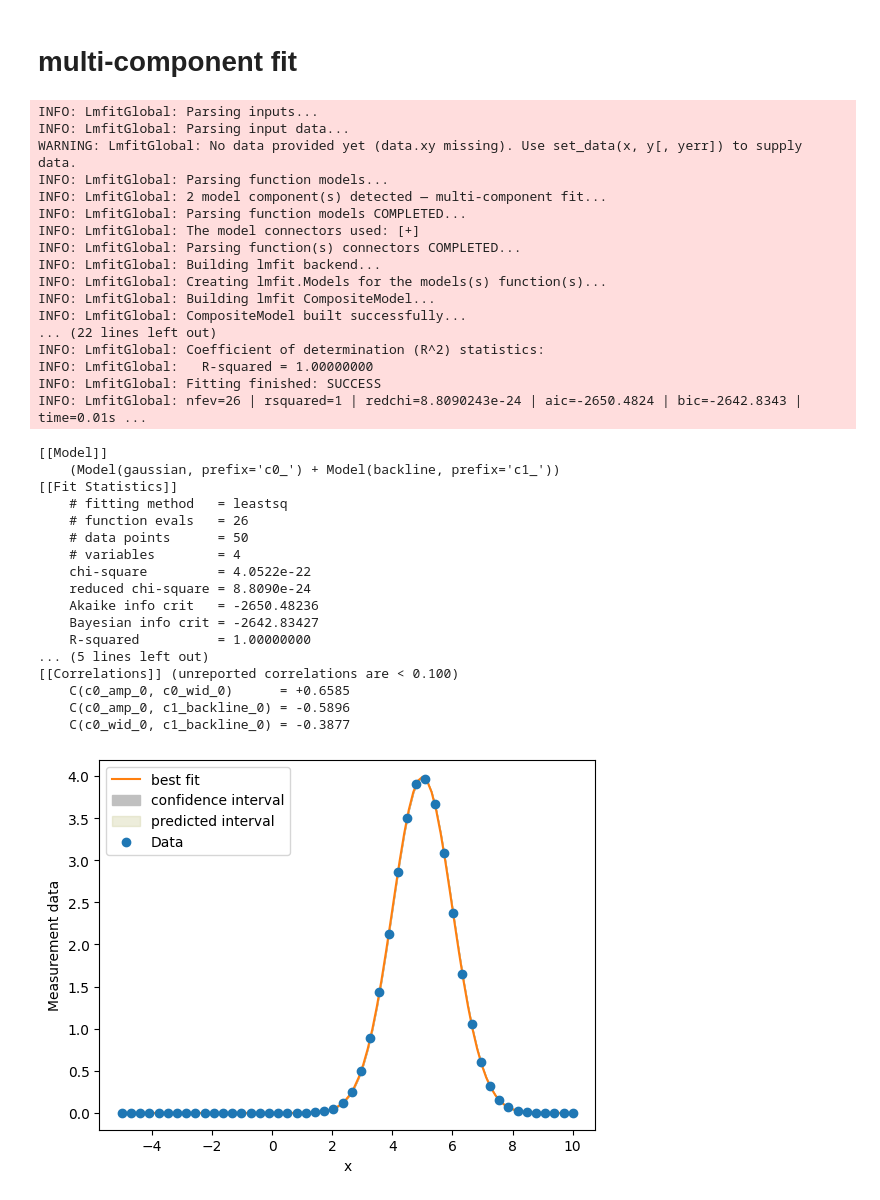
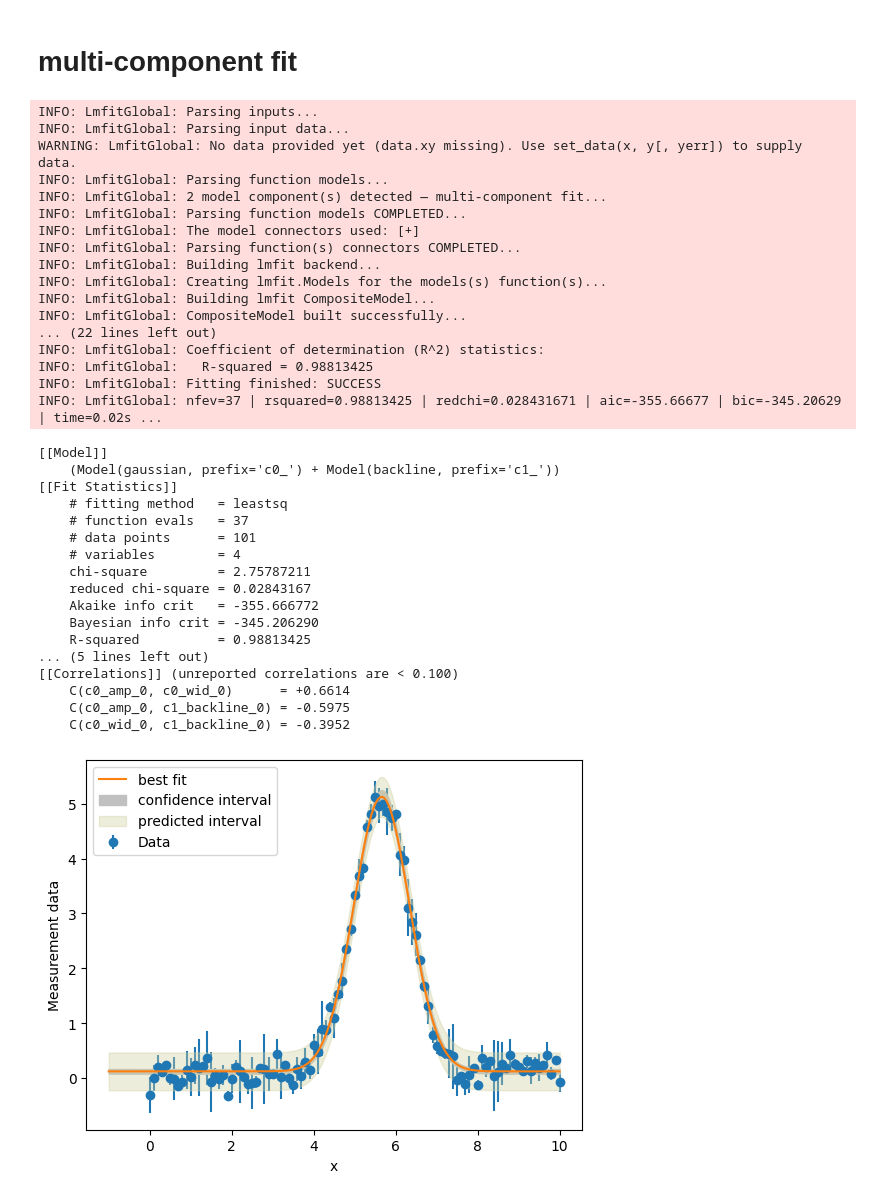
Before and after one commit to jazmaryphy/lmfit_global, a Jupyter notebook: examples/lgfit_model_gaussian.ipynb, the cells around one changed output. Saved outputs shown, nothing was run; the diff lists cells and outputs as text; code cells hidden in the pictures.

Commit message:
using previous data

```diff
--- a/examples/lgfit_model_gaussian.ipynb
+++ b/examples/lgfit_model_gaussian.ipynb
@@ -278,16 +278,9 @@ def backline(x, backline=0.0):
     return np.full_like(x, backline)
 
 
-# Artificial data
-N = 50
-x = np.linspace(-5, 10, N)
-truepars = [10.0, 5.0, 1.0, 0.0]
-rms_data = 0.8
-rms_err = 0.2
-
-y = gaussian(x, 10.0, 5.0, 1.0) + backline(x, backline=0)
-err = np.random.normal(0.2, rms_err, N)
-err = np.random.lognormal(mean=np.log(0.2), sigma=rms_err, size=N)
+y2 = y + backline(x, backline=0.02)
+N = len(x)
+err = np.abs(np.random.normal(0.2, 0.2, N))
 
 #err = err*0 + 1
 
@@ -300,7 +293,7 @@ items = {
             {
                 "func_name": gaussian,
                 "init_params": {
-                    "amp": dict(value=9.0, min=0),
+                    "amp": dict(value=5.0, min=0),
                     "cen": dict(value=4.5),
                     "wid": dict(value=0.8, min=0),
                 },
@@ -317,7 +310,7 @@ items = {
 }
 
 lg = LmfitGlobal(items, log_level='info')
-lg.set_data(x, y)
+lg.set_data(x, y2)
 lg.theory_expr # or lg.pretty_expr
 
 lg.fit(verbose=True)  #
@@ -330,7 +323,7 @@ dely = lg.dely
 dely_comps = lg.dely_comps
 
 # make finely spaced grid of duration values, extending past data range
-xfine = np.linspace(-5, 10, N*2)
+xfine = np.linspace(-1, 10, N*2)
 yfine = lg.eval(x=xfine)
 
 # now calculate uncertainty interval and predicted interval for sigma=2, 95% level
@@ -338,9 +331,8 @@ efine = lg.eval_uncertainty(x=xfine, sigma=2)
 pfine = lg.dely_predicted
 
 
-# plt.errorbar(x, y, yerr=err, fmt='o', label='Data')
-plt.errorbar(x, y, yerr=None, fmt='o', label='Data')
-plt.plot(xfine, yfine, '-', label='best fit')
+plt.errorbar(x, y, yerr=err, fmt='o', zorder=1, label='Data')
+plt.plot(xfine, yfine, '-', zorder=2, label='best fit')
 for i in range(lg.ny):
     plt.fill_between(
         xfine, yfine[:, i]-efine[:, i], yfine[:, i]+efine[:, i], color="#c0c0c0", label=r'confidence interval'
@@ -350,43 +342,43 @@ for i in range(lg.ny):
         )
 
 
 plt.xlabel('x')
 plt.ylabel('Measurement data')
 plt.legend()
 plt.show()
 # %% [output]
 INFO: LmfitGlobal: Parsing inputs...
 INFO: LmfitGlobal: Parsing input data...
 WARNING: LmfitGlobal: No data provided yet (data.xy missing). Use set_data(x, y[, yerr]) to supply data.
 INFO: LmfitGlobal: Parsing function models...
 INFO: LmfitGlobal: 2 model component(s) detected — multi-component fit...
 INFO: LmfitGlobal: Parsing function models COMPLETED...
 INFO: LmfitGlobal: The model connectors used: [+]
 INFO: LmfitGlobal: Parsing function(s) connectors COMPLETED...
 INFO: LmfitGlobal: Building lmfit backend...
 INFO: LmfitGlobal: Creating lmfit.Models for the models(s) function(s)...
 INFO: LmfitGlobal: Building lmfit CompositeModel...
 INFO: LmfitGlobal: CompositeModel built successfully...
 ... (22 lines left out)
 INFO: LmfitGlobal: Coefficient of determination (R^2) statistics:
-INFO: LmfitGlobal:   R-squared = 1.00000000
+INFO: LmfitGlobal:   R-squared = 0.98813425
 INFO: LmfitGlobal: Fitting finished: SUCCESS
-INFO: LmfitGlobal: nfev=26 | rsquared=1 | redchi=8.8090243e-24 | aic=-2650.4824 | bic=-2642.8343 | time=0.01s ...
+INFO: LmfitGlobal: nfev=37 | rsquared=0.98813425 | redchi=0.028431671 | aic=-355.66677 | bic=-345.20629 | time=0.02s ...
 [[Model]]
     (Model(gaussian, prefix='c0_') + Model(backline, prefix='c1_'))
 [[Fit Statistics]]
     # fitting method   = leastsq
-    # function evals   = 26
-    # data points      = 50
+    # function evals   = 37
+    # data points      = 101
     # variables        = 4
-    chi-square         = 4.0522e-22
-    reduced chi-square = 8.8090e-24
-    Akaike info crit   = -2650.48236
-    Bayesian info crit = -2642.83427
-    R-squared          = 1.00000000
+    chi-square         = 2.75787211
+    reduced chi-square = 0.02843167
+    Akaike info crit   = -355.666772
+    Bayesian info crit = -345.206290
+    R-squared          = 0.98813425
 ... (5 lines left out)
 [[Correlations]] (unreported correlations are < 0.100)
-    C(c0_amp_0, c0_wid_0)      = +0.6585
-    C(c0_amp_0, c1_backline_0) = -0.5896
-    C(c0_wid_0, c1_backline_0) = -0.3877
+    C(c0_amp_0, c0_wid_0)      = +0.6614
+    C(c0_amp_0, c1_backline_0) = -0.5975
+    C(c0_wid_0, c1_backline_0) = -0.3952
-[figure, old version]
+[figure, new version]
```
Also changed, not shown: 1 other file.
